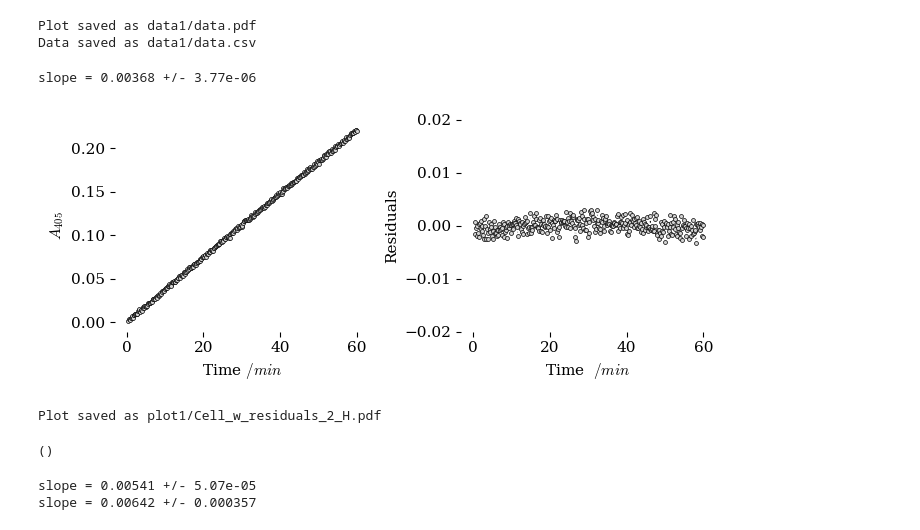
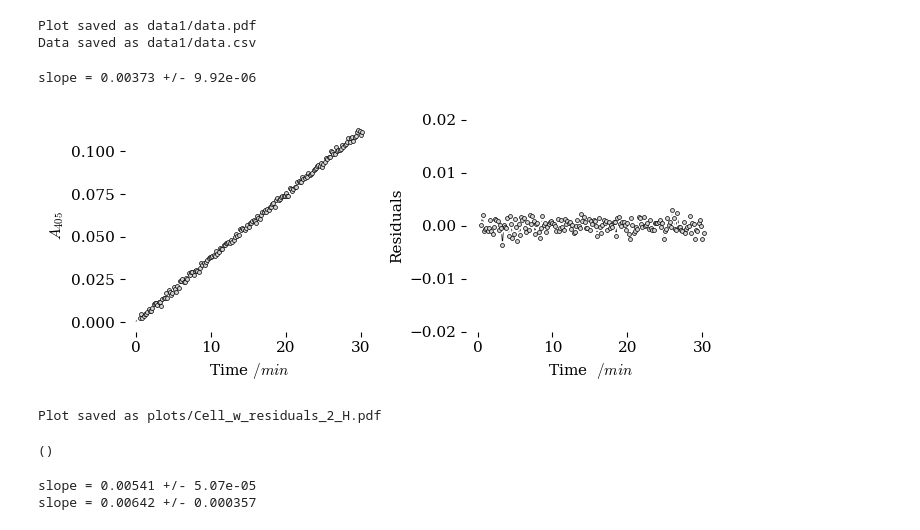
Before and after one commit to blinkletter/StealThisCode, a Jupyter notebook: testideas/DataAnalyzer2.ipynb, the cells around one changed output. Drawn from its saved outputs; the diff is of its cells as text; code cells hidden in the pictures.

```diff
--- a/testideas/DataAnalyzer2.ipynb
+++ b/testideas/DataAnalyzer2.ipynb
@@ -92,19 +92,19 @@ Data saved as data1/data.csv
 # %%
 ### Analysis of a single cell with slope and differentials
 
 #!wget https://raw.githubusercontent.com/blinkletter/StealThisCode/main/BiochemToolbox.py
 #!pip install uncertainties  # to install 'Uncertainties' package in Colab.
 import BiochemToolbox as BT
 
-data_name = "data1/data"
+data_name = "data1/plate0"
 BT.dual_plot_w_residuals(data_name, "2", "H",
-                      Fraction_time_span = 1,
-                      plot_file = "plot1/Cell_w_residuals",
+                      Fraction_time_span = 0.5,
+                      plot_file = "plots/Cell_w_residuals",
                       fancy = True)
 # %% [output]
-slope = 0.00368 +/- 3.77e-06
+slope = 0.00373 +/- 9.92e-06
-[figure, old version]
+[figure, new version]
-Plot saved as plot1/Cell_w_residuals_2_H.pdf
+Plot saved as plots/Cell_w_residuals_2_H.pdf
 ()
 # %%
 ### Analysis of a single cell with slope and differentials
```
Also changed, not shown: 3 other files.
